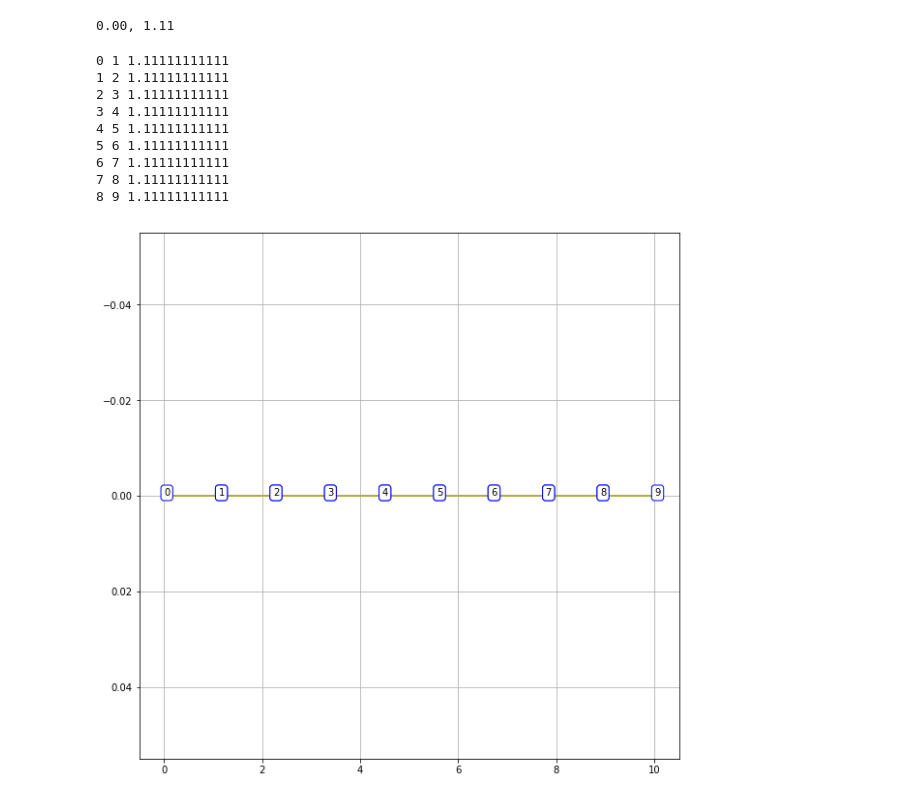
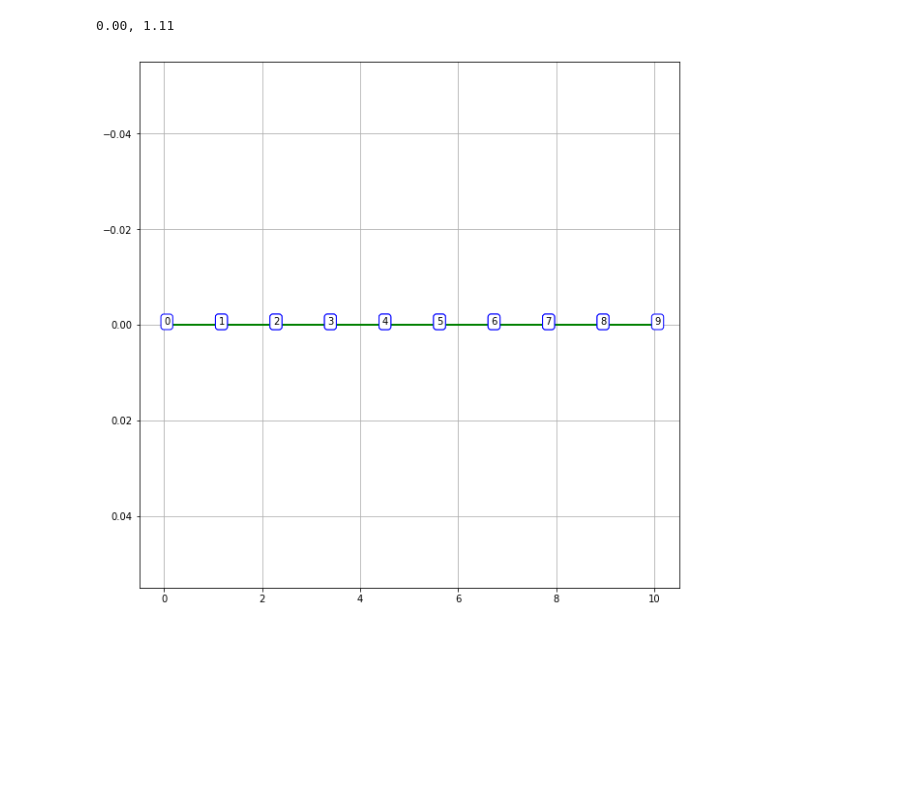
Before and after one commit to EdsonAlonso/EstagioCurricular, a Jupyter notebook: Test_graph.ipynb, the cells around one changed output. Saved outputs shown, nothing was run; the diff lists cells and outputs as text; code cells hidden in the pictures; blank space fills up the shorter version.

```diff
--- a/Test_graph.ipynb
+++ b/Test_graph.ipynb
@@ -149,10 +148,10 @@ plt.show()
 # %%
-S1 = nx.Graph()
-for i in range(2*npoints):
-    S1.add_node(i ,pos=(L[0][i],L[1][i]))
-    for j in range(2*npoints):
-        S1.add_edge(i,j,weight=l2dist(a,b)[i][j])
-TS1 = nx.minimum_spanning_tree(S1)
+Sl = nx.Graph()
+for i in range(2*npoints-1):
+    Sl.add_node(i ,pos=(L[0][i],L[1][i]))
+    for j in range(2*npoints-1):
+        Sl.add_edge(i,j,weight=l2dist(a,b)[i][j])
+TSl = nx.minimum_spanning_tree(Sl)
 # %%
 plt.figure(figsize=(12,6))
 plt.subplot(121)
@@ -167,11 +174,19 @@ print(phi1, dmst1) #this makes sense since the average is close enough to every
+# %%
+node1 = np.zeros(2*npoints-1)
+for i in range(2*npoints-1):
+    node1[i] = int(i)
 # %%
 ### Plot da Arvore Minima em coordenadas 2D:
 plt.figure( figsize=(10,10) )
-for (i, j, d) in TS1.edges.data('weight'):
-    print(d)
+bbox_props = dict(boxstyle="round,pad=0.3", fc="white", ec="b", lw=1)
+for (i, j, d) in TSl.edges.data('weight'):
     at = [ a[i], a[j] ]
     bt = [ b[i], b[j] ]
+    plt.annotate( int(node1[i]), xy=(a[i],b[i]) , bbox=bbox_props)
+    plt.annotate( int(node1[j]), xy=(a[j],b[j]) , bbox=bbox_props)
     plt.plot(at,bt,'.-')
 plt.grid()
-plt.savefig('L2dist.pdf')
+p1 = plt.plot(a,b, 'ko', marker='o' )
+#plt.savefig('L2dist.pdf')
+#plt.gca().invert_yaxis()
 plt.show()
@@ -231,9 +248,9 @@ npoints = 10
 yl = np.zeros(npoints)
 xl = np.linspace(0,10,npoints,endpoint=True)
 # %%
-node1 = np.zeros(npoints)
+node2 = np.zeros(npoints)
 for i in range(npoints):
-    node1[i] = int(i)
+    node2[i] = int(i)
 # %%
 ###--------##########################
 plt.figure( figsize=(10,10), facecolor='w' )
@@ -275,27 +292,17 @@ print(f'{phic:.2f}, {dmstc:.2f}')
 # %%
 ### Plot da Arvore Minima em coordenadas 2D:
 plt.figure( figsize=(10,10), facecolor='w' )
 bbox_props = dict(boxstyle="round,pad=0.3", fc="white", ec="b", lw=1)
 for (i, j, d) in TSl.edges.data('weight'):
-    print(i,j,d)
     xctl = [ xl[i], xl[j] ]
     yctl = [ yl[i], yl[j] ]
-    plt.annotate( int(node1[i]), xy=(xl[i],yl[i]) , bbox=bbox_props)
-    plt.annotate( int(node1[j]), xy=(xl[j],yl[j]) , bbox=bbox_props)
-    plt.plot(xl,yl,'.-')
+    plt.annotate( int(node2[i]), xy=(xl[i],yl[i]) , bbox=bbox_props)
+    plt.annotate( int(node2[j]), xy=(xl[j],yl[j]) , bbox=bbox_props)
+    plt.plot(xl,yl,'.-g')
 plt.grid()
 p1 = plt.plot(xl,yl, 'ko', marker='o' )
 plt.gca().invert_yaxis()
 #plt.savefig('L2dist.pdf')
 plt.show()
 # %% [output]
-0 1 1.11111111111
-1 2 1.11111111111
-2 3 1.11111111111
-3 4 1.11111111111
-4 5 1.11111111111
-5 6 1.11111111111
-6 7 1.11111111111
-7 8 1.11111111111
-8 9 1.11111111111
-[figure, old version]
+[figure, new version]
```
Also changed, not shown: parts of 17 cells of this notebook.
